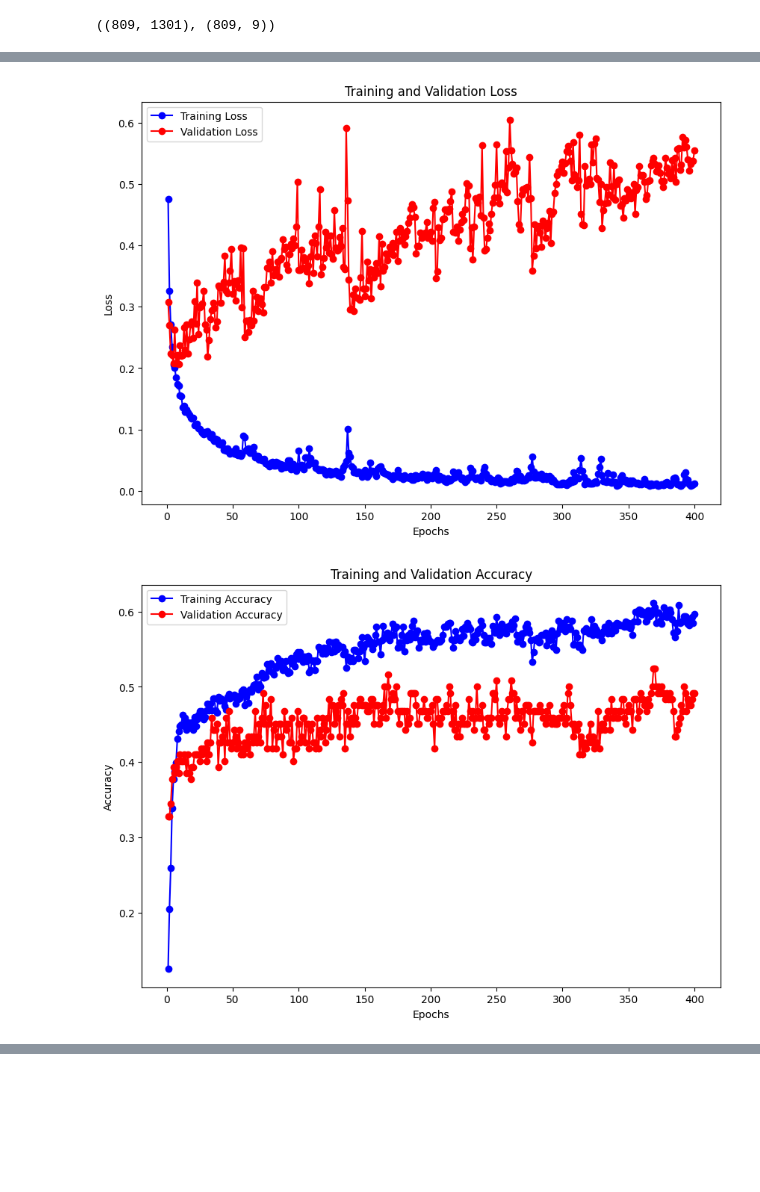
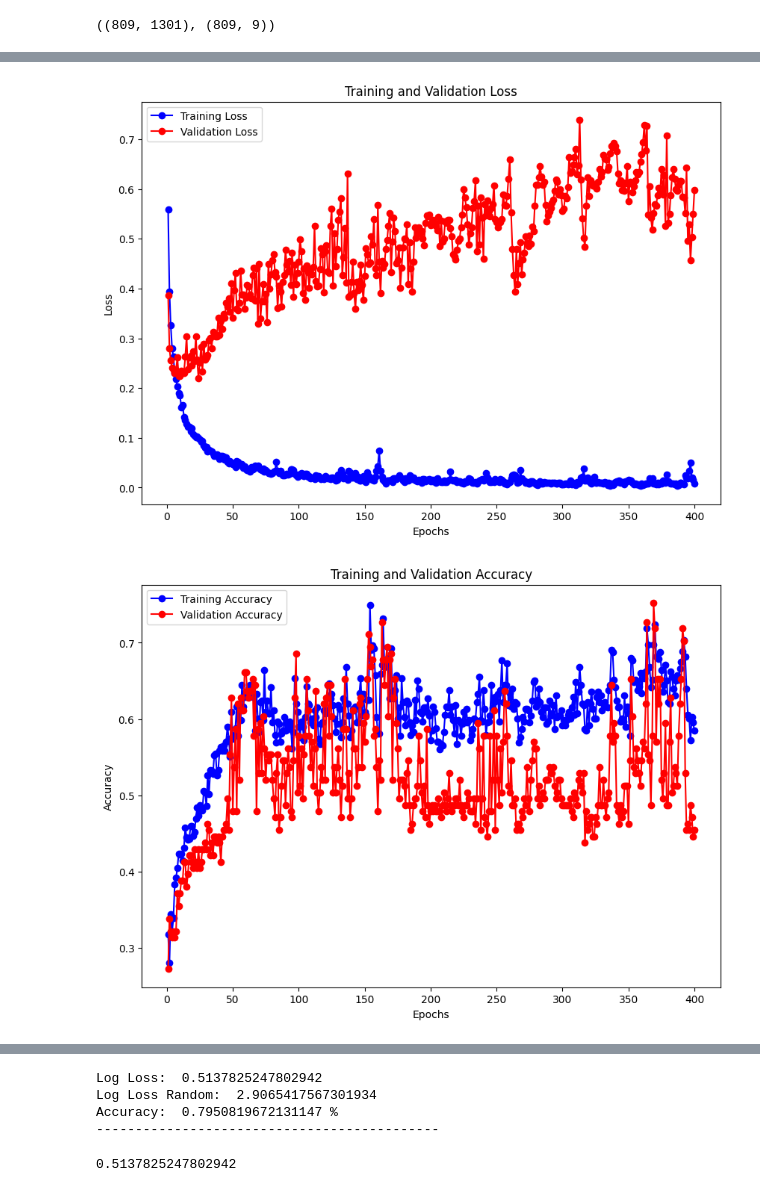
Before and after one commit to shashankp28/martian-atoms, a Jupyter notebook: martian_atoms.ipynb, the cells around one changed output, grey strips where cells are left out. Cells and saved outputs as stored; diff of their text form; code cells hidden in the pictures; blank space fills up the shorter version.

```diff
--- a/martian_atoms.ipynb
+++ b/martian_atoms.ipynb
@@ -199,10 +200,8 @@ input_shape = X.shape[1]
 X.shape, y.shape
 # %% [output]
 ((809, 1301), (809, 9))
-# %%
-X_train, X_val, y_train, y_val = train_test_split(X, y, test_size=0.15, random_state=1)
 # %%
-def evaluate_model(model, history=None):
+def evaluate_model(model, X_val, y_val, history=None):
     # Plot the training and validation loss
     if history is not None:
         train_loss = history.history['loss']
@@ -231,7 +230,7 @@ def evaluate_model(model, history=None):
         plt.ylabel('Accuracy')
         plt.legend()
         plt.show()
-    y_pred = model.predict(X_val).round()
+    y_pred = model.predict(X_val, verbose=False).round()
     class_rep = classification_report(y_val, y_pred)
     confusion_matrix = multilabel_confusion_matrix(y_val, y_pred)
     print(class_rep)
@@ -259,8 +258,9 @@ def evaluate_model(model, history=None):
 
     print("Log Loss: ", aggregated_log_loss)
     print("Log Loss Random: ", aggregated_log_loss_rand)
-    print("Accuracy: ", (y_pred == y_val).sum()/(y_val.shape[0]*y_val.shape[1])*100, "%")
-
+    print("Accuracy: ", ((y_pred == y_val).sum(axis=1) == 9).sum()/y_pred.shape[0], "%")
+    print("--------------------------------------------")
+    return aggregated_log_loss
 
 
 class CustomCallback(tf.keras.callbacks.Callback):
@@ -270,11 +270,13 @@ class CustomCallback(tf.keras.callbacks.Callback):
         self.min_score = 100
 
     def on_epoch_end(self, epoch, logs=None):
-        y_pred = self.model.predict(X_val).round()
+        y_pred = self.model.predict(X_val, verbose=False).round()
         eps = 1e-7
         per_label_log_loss = -(y_val * np.log(y_pred+eps) + (1 - y_val) * np.log(1 - y_pred+eps))
         aggregated_log_loss = np.mean(per_label_log_loss)
         if aggregated_log_loss < self.min_score:
+            if os.path.exists('best_model.h5'):
+                os.remove('best_model.h5')
             self.model.save('best_model.h5')
             self.min_score = aggregated_log_loss
 # %%
@@ -285,17 +287,14 @@ def multilabel_aggregated_log_loss(y_true, y_pred):
     aggregated_log_loss = tf.reduce_mean(per_label_log_loss)
     return aggregated_log_loss
 
-def train_tf_model():
+def train_tf_model(X_train, y_train, X_val, y_val, input_shape):
     early_stopping = tf.keras.callbacks.EarlyStopping(monitor='val_accuracy', patience=10, mode='auto', min_delta=0.001)
     model = tf.keras.models.Sequential()
     model.add(tf.keras.layers.Dense(640, activation='relu', input_shape=(input_shape,)))
     model.add(tf.keras.layers.Dense(320, activation='relu'))
     model.add(tf.keras.layers.Dropout(0.2))
     model.add(tf.keras.layers.Dense(160, activation='relu'))
-    model.add(tf.keras.layers.Dense(120, activation='relu'))
-    model.add(tf.keras.layers.Dropout(0.2))
     model.add(tf.keras.layers.Dense(100, activation='relu'))
-    model.add(tf.keras.layers.Dense(80, activation='relu'))
     model.add(tf.keras.layers.Dropout(0.2))
     model.add(tf.keras.layers.Dense(40, activation='relu'))
     model.add(tf.keras.layers.Dense(20, activation='relu'))
@@ -307,6 +306,3 @@ def train_tf_model():
     history = model.fit(X_train, y_train, validation_data=(X_val, y_val), epochs=400, batch_size=32, verbose=True, callbacks=[checkpoint])
     model_tf = tf.keras.models.load_model('best_model.h5', custom_objects={'multilabel_aggregated_log_loss': multilabel_aggregated_log_loss})
     return model, history
-
-
-model_tf, history_tf = train_tf_model()
@@ -330,0 +309,6 @@ Epoch 400/400
+# %%
+X_train, X_val, y_train, y_val = train_test_split(X, y, test_size=0.3, random_state=100)
+print(X_train.shape, y_train.shape, X_val.shape, y_val.shape)
+X_val, X_eval, y_val, y_eval = train_test_split(X_val, y_val, test_size=0.5, random_state=120)
+print(X_train.shape, y_train.shape, X_val.shape, y_val.shape)
+model_tf, history_tf = train_tf_model(X_train, y_train, X_val, y_val, X_train.shape[1])
@@ -331,5 +333,6 @@ Epoch 400/400
 # %%
-evaluate_model(model_tf, history_tf)
+evaluate_model(model_tf, X_val, y_val, history_tf)
+evaluate_model(model_tf, X_eval, y_eval)
 # %% [output]
-[figure, old version]
+[figure, new version]
-[figure, old version]
+[figure, new version]
@@ -357,2 +377,7 @@ Accuracy:  95.62841530054644 %
+Log Loss:  0.5137825247802942
+Log Loss Random:  2.9065417567301934
+Accuracy:  0.7950819672131147 %
+--------------------------------------------
+0.5137825247802942
 # %%
 val_data = pd.read_csv('val_descrete.csv')
```
Also changed, not shown: parts of 6 cells of this notebook, 4 other files.
